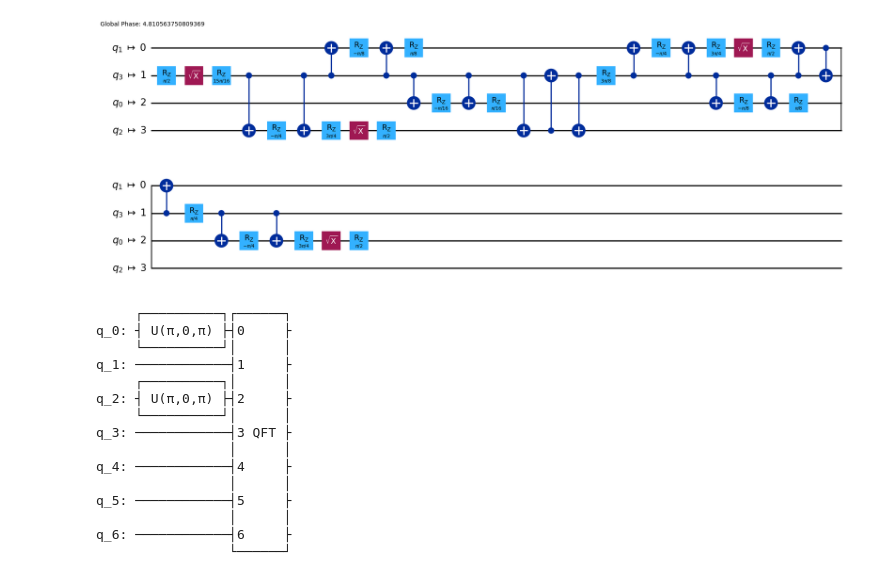
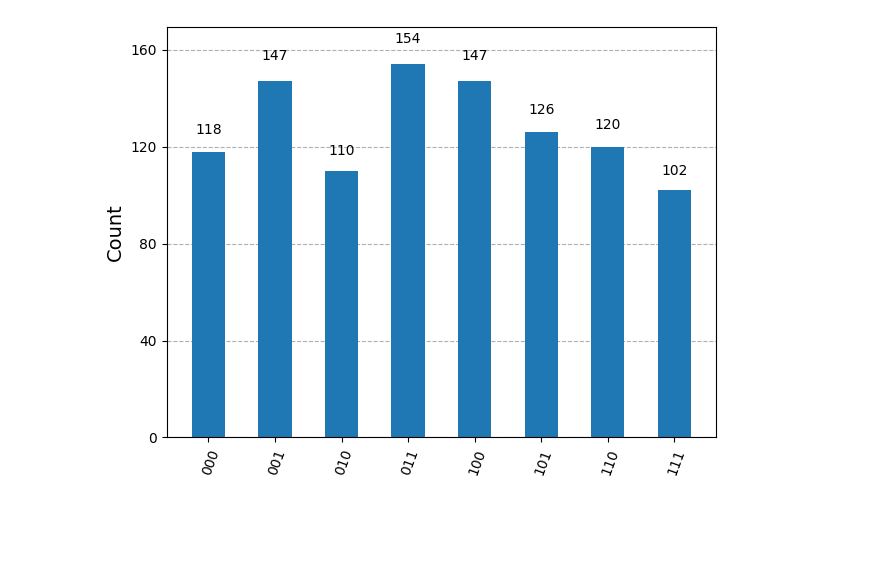
Before and after one commit to CryoSnake22/QFF25_quackers, a Jupyter notebook: qft_circuit.ipynb, the cells around one changed output. Drawn from its saved outputs; the diff is of its cells as text; code cells hidden in the pictures; blank space fills up the shorter version.

Commit message:
add simulation and kl div calculation for ideal and transpiled QFT of /000>

```diff
--- a/qft_circuit.ipynb
+++ b/qft_circuit.ipynb
@@ -17,6 +18,7 @@ from qiskit_aer import AerSimulator
 # %%
-N_BITS = 4
+N_BITS = 3
 
 qft_gate = QFT(N_BITS)
 qc = QuantumCircuit(N_BITS)
 qc.append(qft_gate, range(N_BITS))
+qc.measure_all()
@@ -25,3 +25,4 @@ qc.append(qft_gate, range(N_BITS))
 # %%
 backend = FakeLagosV2()
-simulator = AerSimulator.from_backend(backend=backend)
+ideal_simulator = Estimator()
+hardware_simulator = AerSimulator.from_backend(backend=backend)
@@ -54,22 +29,3 @@ transpile(qc, backend=simulator, optimization_level=2).draw("mpl")
-# %%
-transpile(qc, backend=simulator, optimization_level=3).draw("mpl")
-# %% [output]
-[figure, removed]
-# %%
-qc.decompose().draw()
-# %% [output]
-     ┌──────────┐┌──────┐
-q_0: ┤ U(π,0,π) ├┤0     ├
-     └──────────┘│      │
-q_1: ────────────┤1     ├
-     ┌──────────┐│      │
-q_2: ┤ U(π,0,π) ├┤2     ├
-     └──────────┘│      │
-q_3: ────────────┤3 QFT ├
-                 │      │
-q_4: ────────────┤4     ├
-                 │      │
-q_5: ────────────┤5     ├
-                 │      │
-q_6: ────────────┤6     ├
-                 └──────┘
+# %%
+transpiled_ideal = transpile(qc, backend=ideal_simulator, optimization_level=3)
+ideal_result = ideal_simulator.run(transpiled_ideal).result()
@@ -75,0 +35,4 @@ q_6: ────────────┤6     ├
+# %%
+plot_histogram(ideal_result.get_counts(transpiled_ideal))
+# %% [output]
+[figure, added]
```
Also changed, not shown: parts of 7 cells of this notebook.
